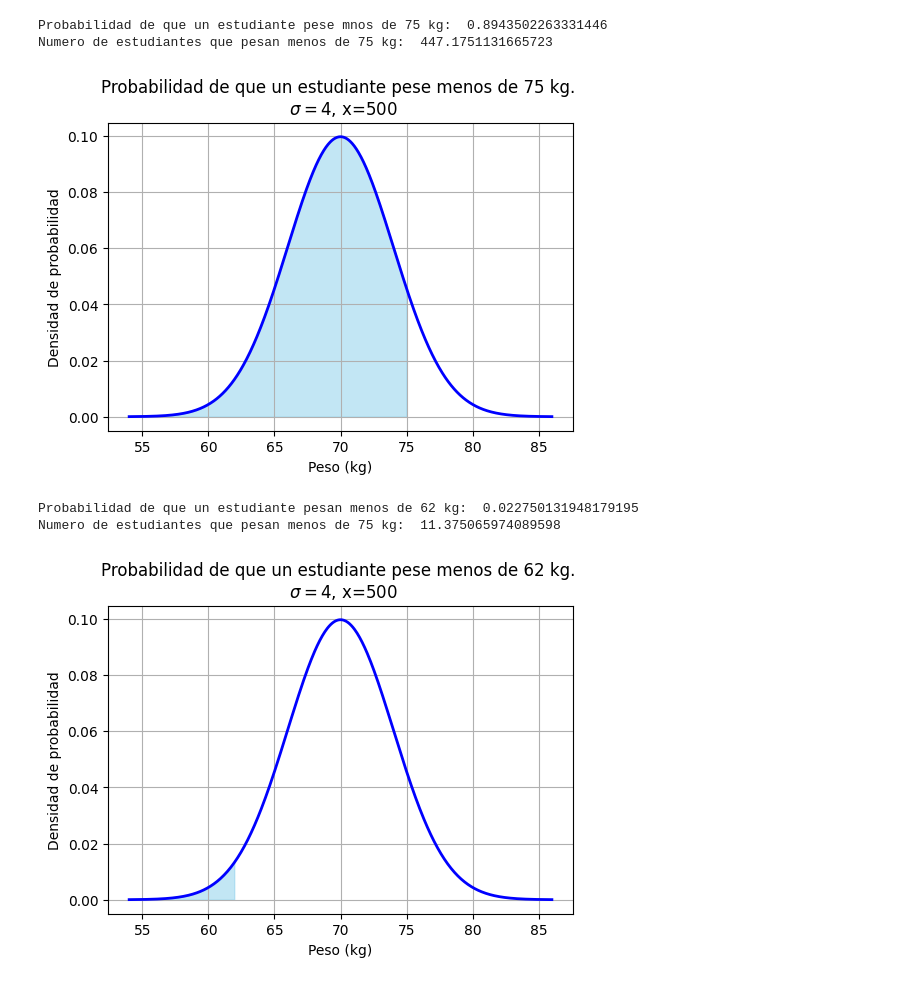
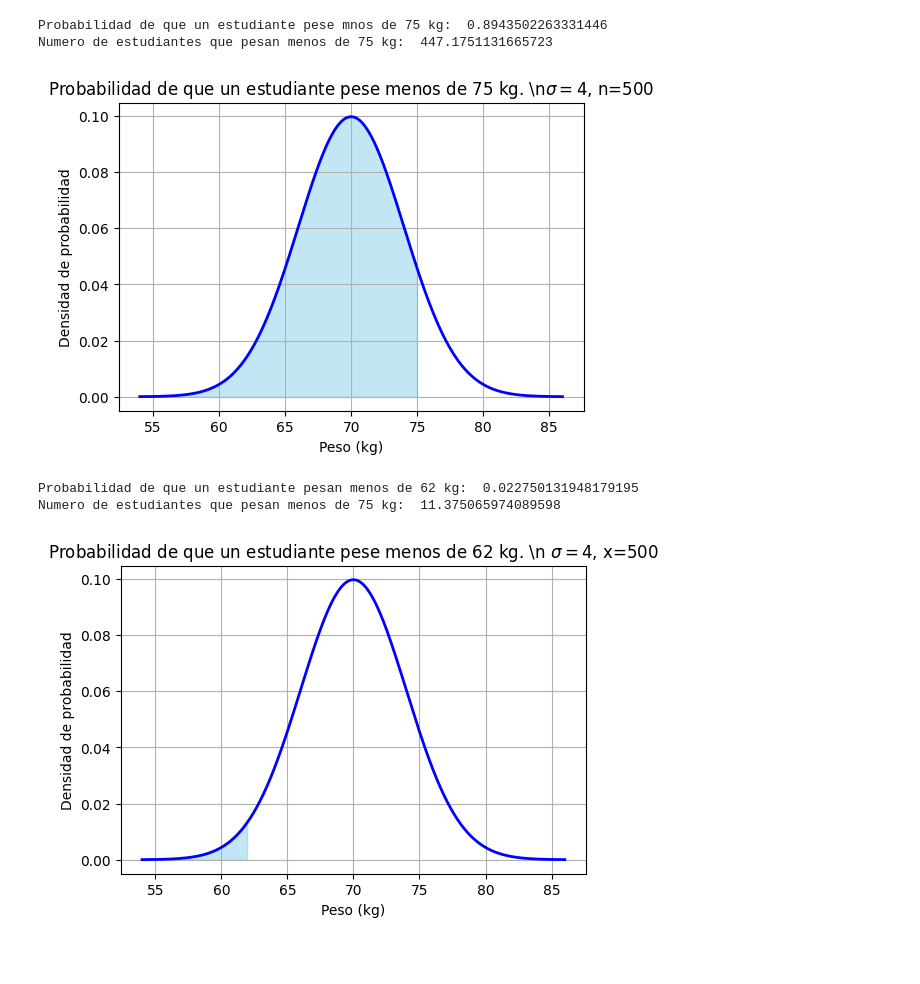
Before and after one commit to 25040992-hann/Probabilidad-, a Jupyter notebook: Unidad4/practica2.ipynb, the cells around one changed output. Cells and saved outputs as stored; diff of their text form; code cells hidden in the pictures; blank space fills up the shorter version.

```diff
--- a/Unidad4/practica2.ipynb
+++ b/Unidad4/practica2.ipynb
@@ -3,32 +7,32 @@
 # %%
 plt.figure(figsize=(6, 4))
 
 media = 70
 desv_std = 4
 total_estudiantes = 500
 
 peso_limite = 75
 
 prob_menos_75kg = norm.cdf(peso_limite, media, desv_std)
 estudiantes_menos_75kg = total_estudiantes * prob_menos_75kg
 
 print("Probabilidad de que un estudiante pese mnos de 75 kg: ", prob_menos_75kg)
 print("Numero de estudiantes que pesan menos de 75 kg: ", estudiantes_menos_75kg)
 
 x = np.linspace(media - 4 * desv_std, media + 4 * desv_std, 1000)
 y = norm.pdf(x, media, desv_std)
 
 plt.plot(x, y, 'b', linewidth=2)
 plt.fill_between(x, y, where=(x <= peso_limite), color="skyblue", alpha=0.5)
-plt.title('Probabilidad de que un estudiante pese menos de 75 kg. \n $\sigma=4$, x=500')
+plt.title(r'Probabilidad de que un estudiante pese menos de 75 kg. \n$\sigma=4$, n=500')
 plt.xlabel('Peso (kg)')
 plt.ylabel('Densidad de probabilidad')
 plt.grid(True)
 plt.show()
 # %% [output]
 Probabilidad de que un estudiante pese mnos de 75 kg:  0.8943502263331446
 Numero de estudiantes que pesan menos de 75 kg:  447.1751131665723
-[figure, old version]
+[figure, new version]
 # %%
 plt.figure(figsize=(6, 4))
 
@@ -48,7 +52,7 @@ y = norm.pdf(x, media, desv_std)
 
 plt.plot(x, y, 'b', linewidth=2)
 plt.fill_between(x, y, where=(x <= peso_limite), color="skyblue", alpha=0.5)
-plt.title('Probabilidad de que un estudiante pese menos de 62 kg. \n $\sigma=4$, x=500')
+plt.title(r'Probabilidad de que un estudiante pese menos de 62 kg. \n $\sigma=4$, x=500')
 plt.xlabel('Peso (kg)')
 plt.ylabel('Densidad de probabilidad')
 plt.grid(True)
@@ -56,7 +60,7 @@ plt.show()
 # %% [output]
 Probabilidad de que un estudiante pesan menos de 62 kg:  0.022750131948179195
 Numero de estudiantes que pesan menos de 75 kg:  11.375065974089598
-[figure, old version]
+[figure, new version]
 # %%
 plt.figure(figsize=(6, 4))
 
```
Also changed, not shown: parts of 2 cells of this notebook.
